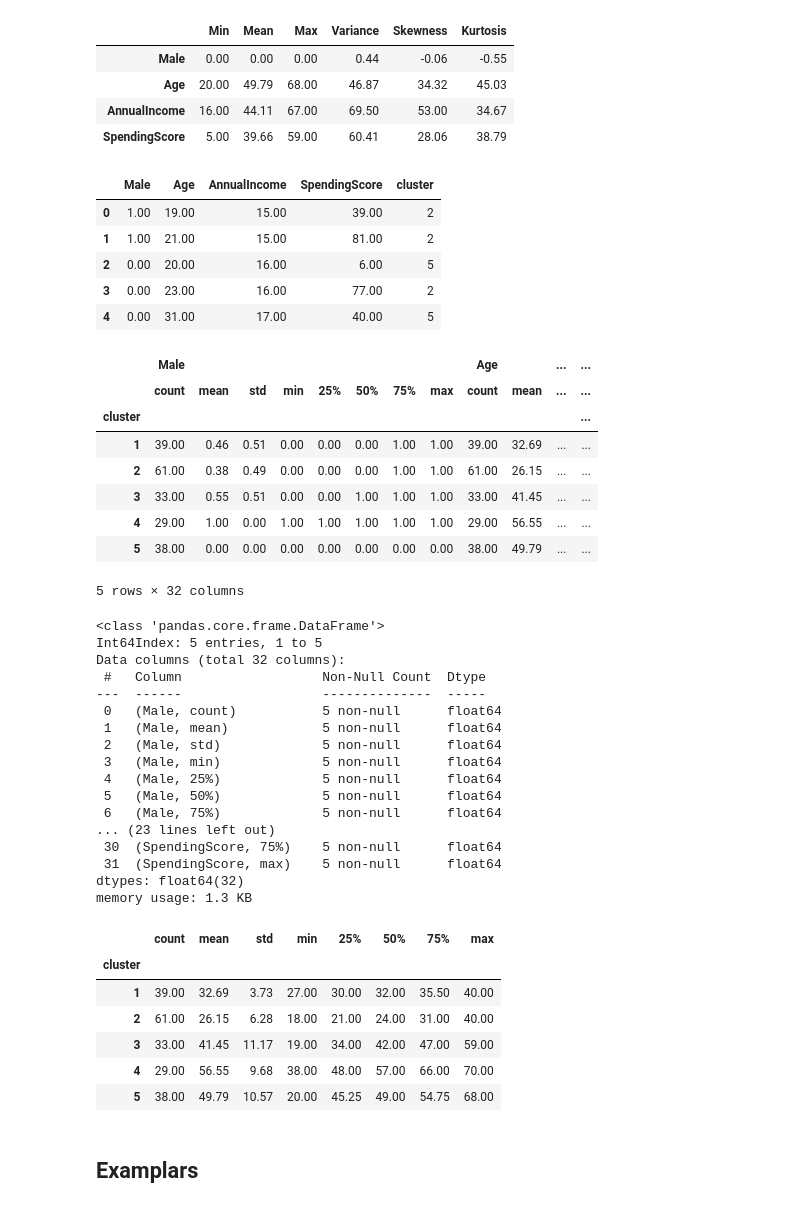
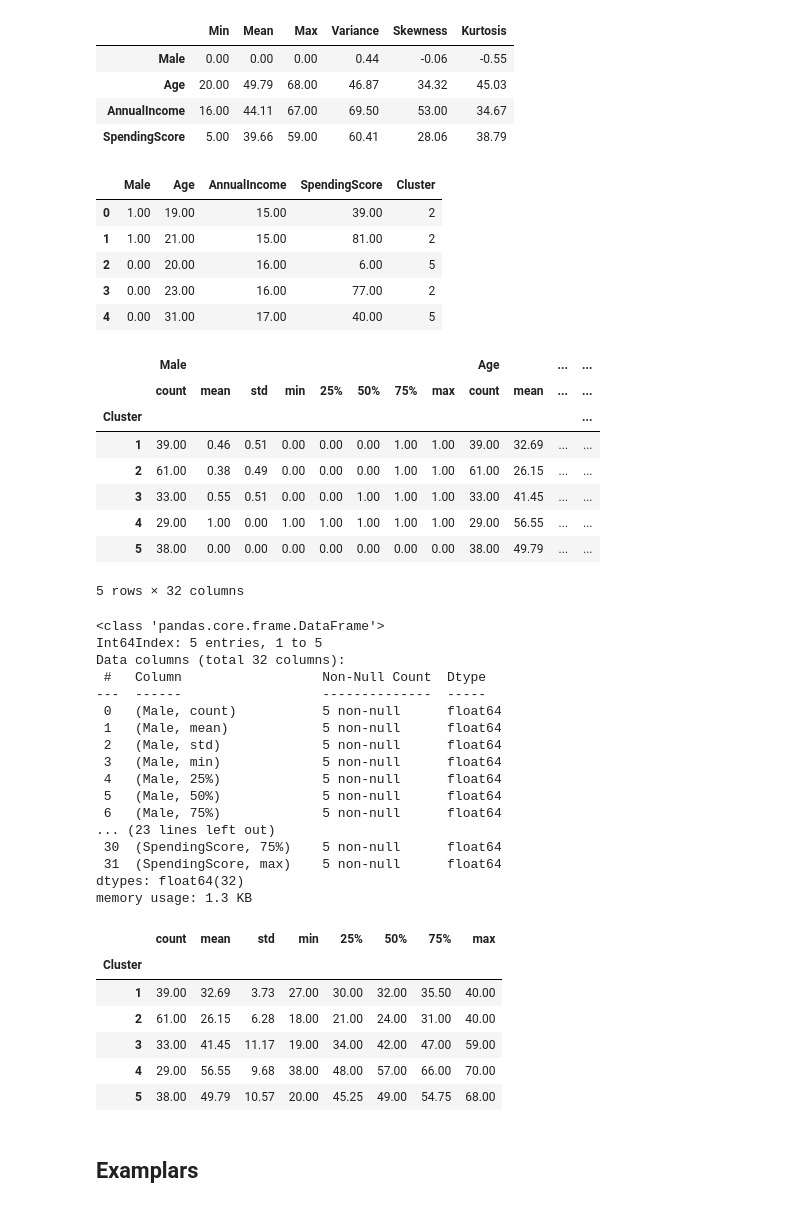
Before and after one commit to stepthom/869_course, a Jupyter notebook: clustering/slides_clustering_interpret.ipynb, the cells around one changed output. Saved outputs shown, nothing was run; the diff lists cells and outputs as text; code cells hidden in the pictures.

```diff
--- a/clustering/slides_clustering_interpret.ipynb
+++ b/clustering/slides_clustering_interpret.ipynb
@@ -47,6 +47,8 @@ df = pd.read_csv("https://raw.githubusercontent.com/stepthom/869_course/main/dat
 
 df = df.rename(index=str, columns={"Genre": "Male"})
 df['Male'] = df['Male'].replace(['Male', 'Female'], [True, False])
+df = df.drop(['CustomerID'], axis=1)
+col_names = df.columns
 
 df.info()
 df.describe().transpose()
@@ -99,13 +80,12 @@ memory usage: 8.0+ KB
 We will use all 4 features, with Hierarchcial Clustering, wiht Euclidean distance and Ward Linkage
 # %%
 X = df.copy()
-X = X.drop(['CustomerID'], axis=1)
-col_names = X.columns
+
 X.head()
 
 scaler = StandardScaler()
 X = scaler.fit_transform(X)
-X[1:10,]
+X[0:10,]
 # %% [output]
 |  | Male | Age | AnnualIncome | SpendingScore |
 | 0 | True | 19 | 15 | 39 |
@@ -265,18 +246,18 @@ Number of Instances: 38
 # %%
 # Or, we could have used panda's group-by function
 import pandas as pd
 
 X_df = pd.DataFrame(scaler.inverse_transform(X), columns=col_names)
-X_df['cluster'] = labels
+X_df['Cluster'] = labels
 X_df.head()
 
-cl_group = X_df.groupby(['cluster']).agg('describe')
+cl_group = X_df.groupby(['Cluster']).agg('describe')
 cl_group
 
 cl_group.info()
 cl_group['Age']
 # %% [output]
-|  | Male | Age | AnnualIncome | SpendingScore | cluster |
+|  | Male | Age | AnnualIncome | SpendingScore | Cluster |
 | 0 | 1.00 | 19.00 | 15.00 | 39.00 | 2 |
 | 1 | 1.00 | 21.00 | 15.00 | 81.00 | 2 |
 | 2 | 0.00 | 20.00 | 16.00 | 6.00 | 5 |
@@ -284,7 +265,7 @@ cl_group['Age']
 | 4 | 0.00 | 31.00 | 17.00 | 40.00 | 5 |
 |  | Male |  |  |  |  |  |  |  | Age |  | ... | ... |
 |  | count | mean | std | min | 25% | 50% | 75% | max | count | mean | ... | ... |
-| cluster |  |  |  |  |  |  |  |  |  |  |  | ... |
+| Cluster |  |  |  |  |  |  |  |  |  |  |  | ... |
 | 1 | 39.00 | 0.46 | 0.51 | 0.00 | 0.00 | 0.00 | 1.00 | 1.00 | 39.00 | 32.69 | ... | ... |
 | 2 | 61.00 | 0.38 | 0.49 | 0.00 | 0.00 | 0.00 | 1.00 | 1.00 | 61.00 | 26.15 | ... | ... |
 | 3 | 33.00 | 0.55 | 0.51 | 0.00 | 0.00 | 1.00 | 1.00 | 1.00 | 33.00 | 41.45 | ... | ... |
@@ -309,7 +290,7 @@ Data columns (total 32 columns):
 dtypes: float64(32)
 memory usage: 1.3 KB
 |  | count | mean | std | min | 25% | 50% | 75% | max |
-| cluster |  |  |  |  |  |  |  |  |
+| Cluster |  |  |  |  |  |  |  |  |
 | 1 | 39.00 | 32.69 | 3.73 | 27.00 | 30.00 | 32.00 | 35.50 | 40.00 |
 | 2 | 61.00 | 26.15 | 6.28 | 18.00 | 21.00 | 24.00 | 31.00 | 40.00 |
 | 3 | 33.00 | 41.45 | 11.17 | 19.00 | 34.00 | 42.00 | 47.00 | 59.00 |
```
Also changed, not shown: parts of 8 cells of this notebook, 1 other file.
